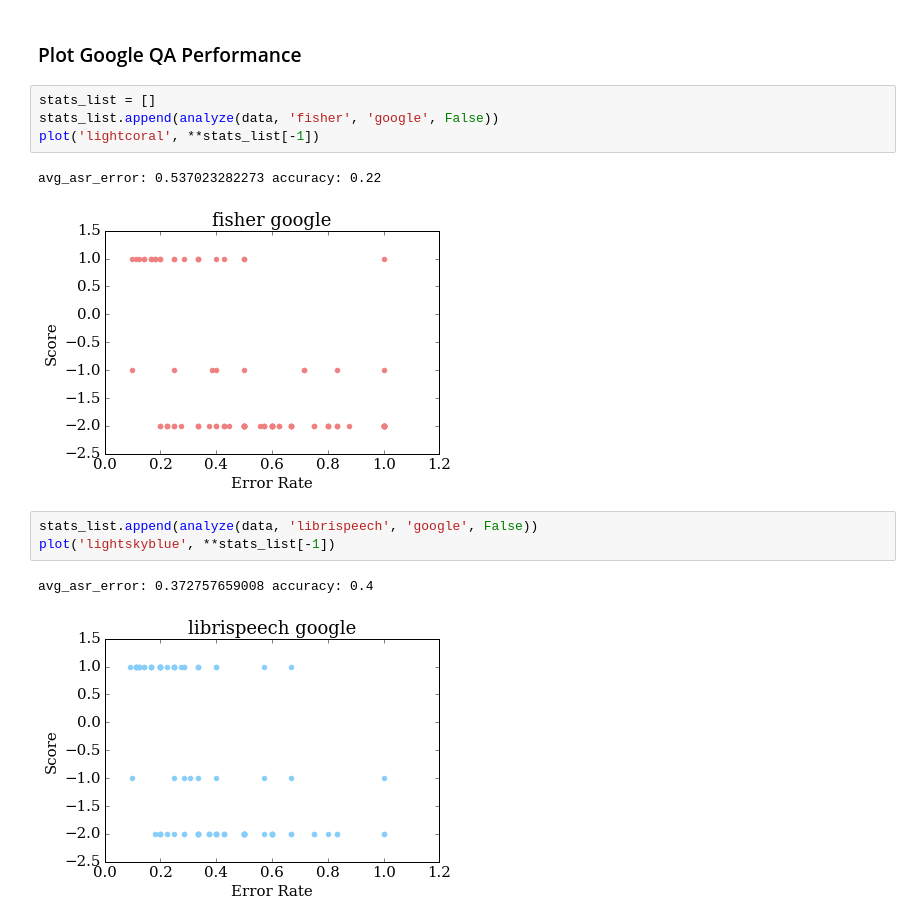
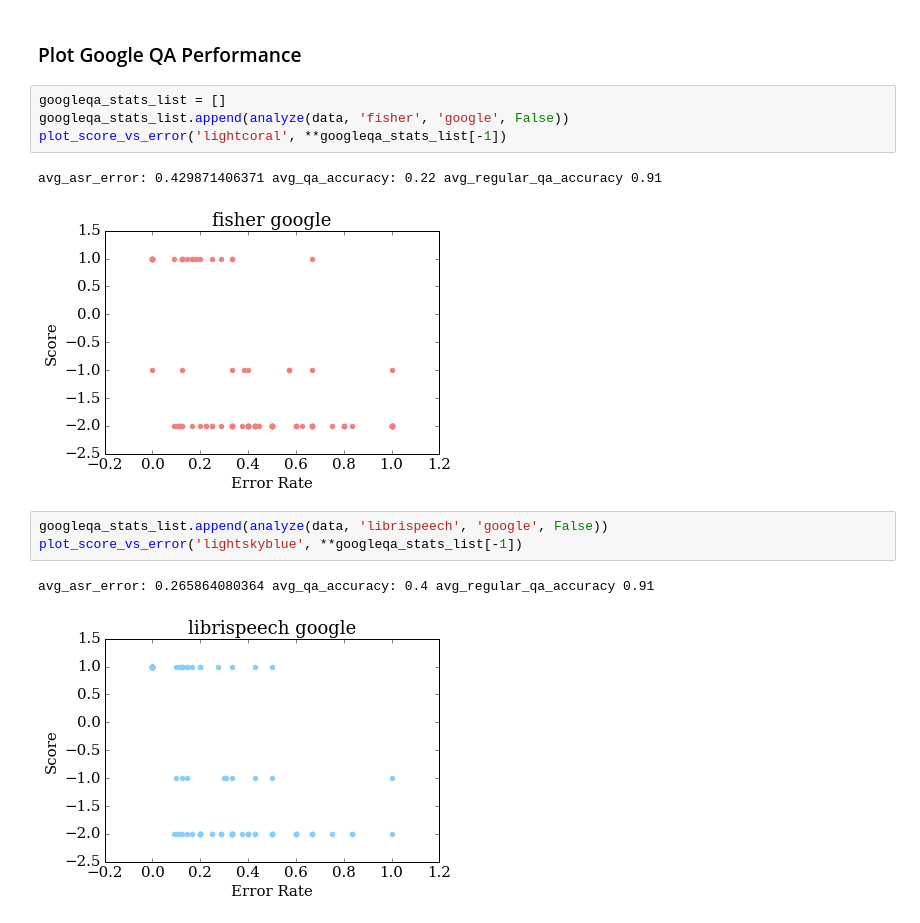
Before and after one commit to yunshengb/research, a Jupyter notebook: exp/asr_qa/analyze.ipynb, the cells around one changed output. Cells and saved outputs as stored; diff of their text form.

```diff
--- a/exp/asr_qa/analyze.ipynb
+++ b/exp/asr_qa/analyze.ipynb
@@ -297,16 +353,16 @@ plot_qa_vs_asr(stats_list, 'OpenEphyra')
 # %% [markdown]
 ### Plot Google QA Performance
 # %%
-stats_list = []
-stats_list.append(analyze(data, 'fisher', 'google', False))
-plot('lightcoral', **stats_list[-1])
+googleqa_stats_list = []
+googleqa_stats_list.append(analyze(data, 'fisher', 'google', False))
+plot_score_vs_error('lightcoral', **googleqa_stats_list[-1])
 # %% [output]
-avg_asr_error: 0.537023282273 accuracy: 0.22
+avg_asr_error: 0.429871406371 avg_qa_accuracy: 0.22 avg_regular_qa_accuracy 0.91
-[figure, old version]
+[figure, new version]
 # %%
-stats_list.append(analyze(data, 'librispeech', 'google', False))
-plot('lightskyblue', **stats_list[-1])
+googleqa_stats_list.append(analyze(data, 'librispeech', 'google', False))
+plot_score_vs_error('lightskyblue', **googleqa_stats_list[-1])
 # %% [output]
-avg_asr_error: 0.372757659008 accuracy: 0.4
+avg_asr_error: 0.265864080364 avg_qa_accuracy: 0.4 avg_regular_qa_accuracy 0.91
-[figure, old version]
+[figure, new version]
 # %%
```
Also changed, not shown: parts of 15 cells of this notebook, 2 other files.
